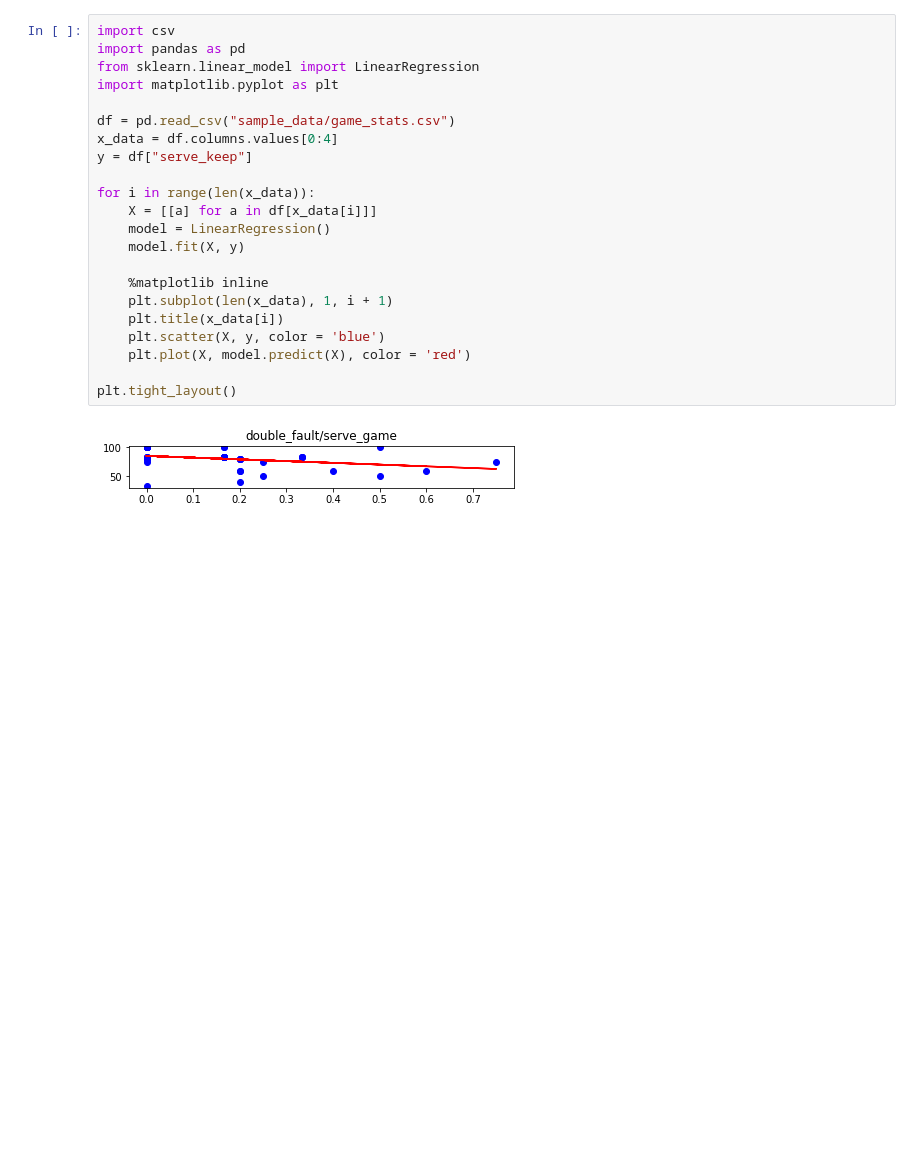
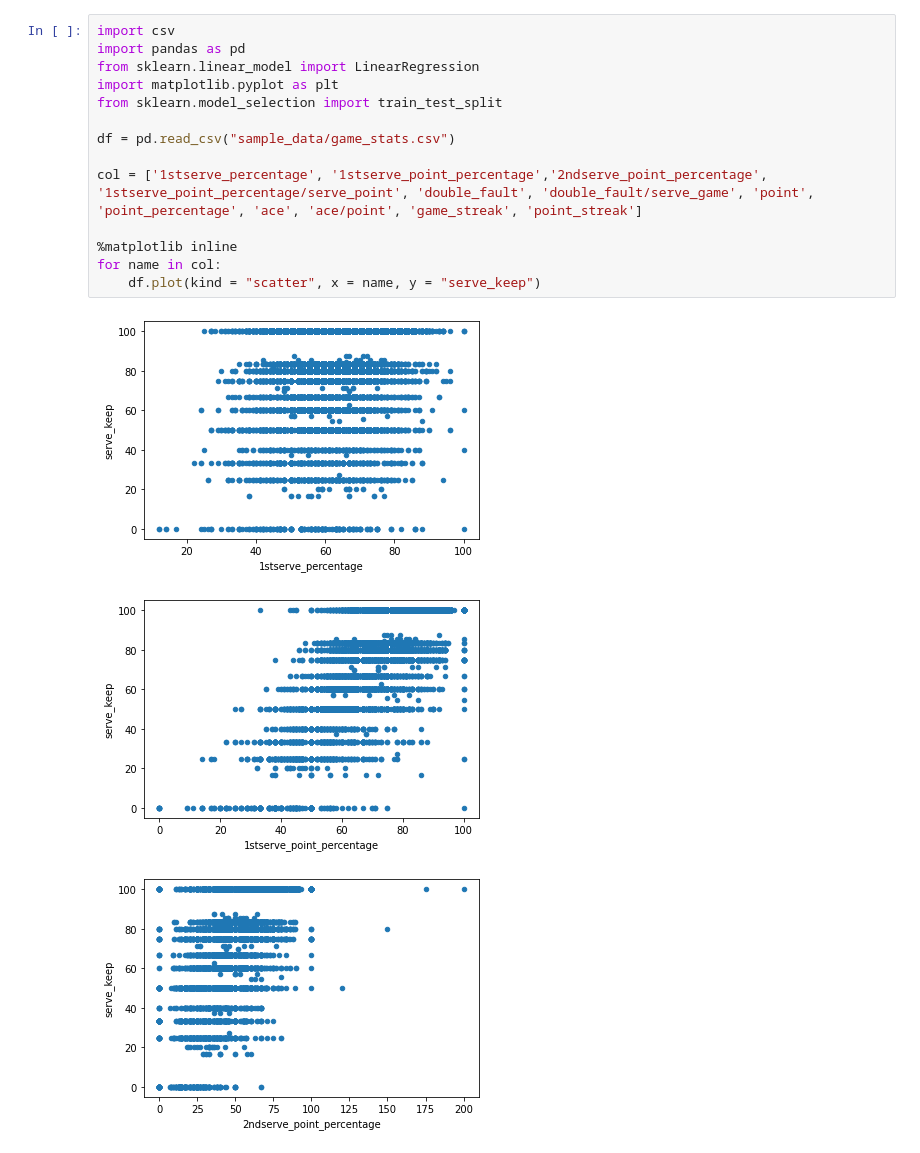
Before and after one commit to tomohitom/Tennis_Game_Analysis, a Jupyter notebook: tennis_stats_analysis/stats_analysis.ipynb, the cells around one changed output. Saved outputs shown, nothing was run; the diff lists cells and outputs as text; blank space fills up the shorter version.

```diff
--- a/tennis_stats_analysis/stats_analysis.ipynb
+++ b/tennis_stats_analysis/stats_analysis.ipynb
@@ -1,26 +1,20 @@
 # %% [markdown]
 <a href="https://colab.research.google.com/github/tomohitom/Tennis_Game_Analysis/blob/master/tennis_stats_analysis/stats_analysis.ipynb" target="_parent"><img src="https://colab.research.google.com/assets/colab-badge.svg" alt="Open In Colab"/></a>
-# %%
-import csv
-import pandas as pd
-from sklearn.linear_model import LinearRegression
-import matplotlib.pyplot as plt
-
-df = pd.read_csv("sample_data/game_stats.csv")
-x_data = df.columns.values[0:4]
-y = df["serve_keep"]
-
-for i in range(len(x_data)):
-    X = [[a] for a in df[x_data[i]]]
-    model = LinearRegression()
-    model.fit(X, y)
-
-    %matplotlib inline
-    plt.subplot(len(x_data), 1, i + 1)
-    plt.title(x_data[i])
-    plt.scatter(X, y, color = 'blue')
-    plt.plot(X, model.predict(X), color = 'red')
-
-plt.tight_layout()
-# %% [output]
-[figure, removed]
+# %%
+import csv
+import pandas as pd
+from sklearn.linear_model import LinearRegression
+import matplotlib.pyplot as plt
+from sklearn.model_selection import train_test_split
+
+df = pd.read_csv("sample_data/game_stats.csv")
+
+col = ['1stserve_percentage', '1stserve_point_percentage','2ndserve_point_percentage', '1stserve_point_percentage/serve_point', 'double_fault', 'double_fault/serve_game', 'point', 'point_percentage', 'ace', 'ace/point', 'game_streak', 'point_streak']
+
+%matplotlib inline
+for name in col:
+    df.plot(kind = "scatter", x = name, y = "serve_keep")
+# %% [output]
+[figure, added]
+[figure, added]
+[figure, added]
```
Also changed, not shown: parts of 14 cells of this notebook.
